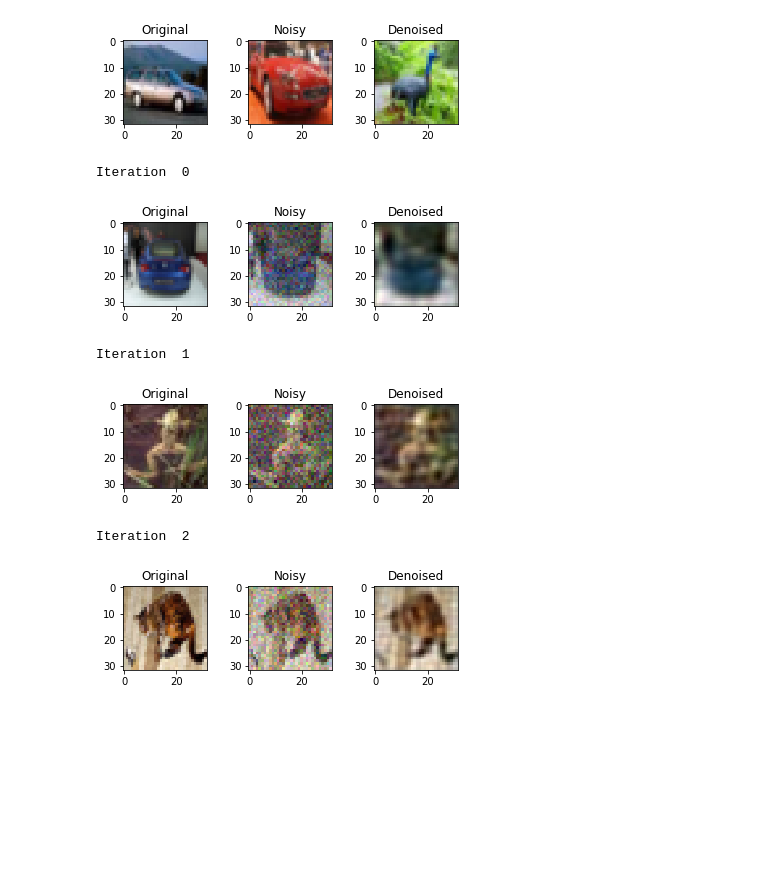
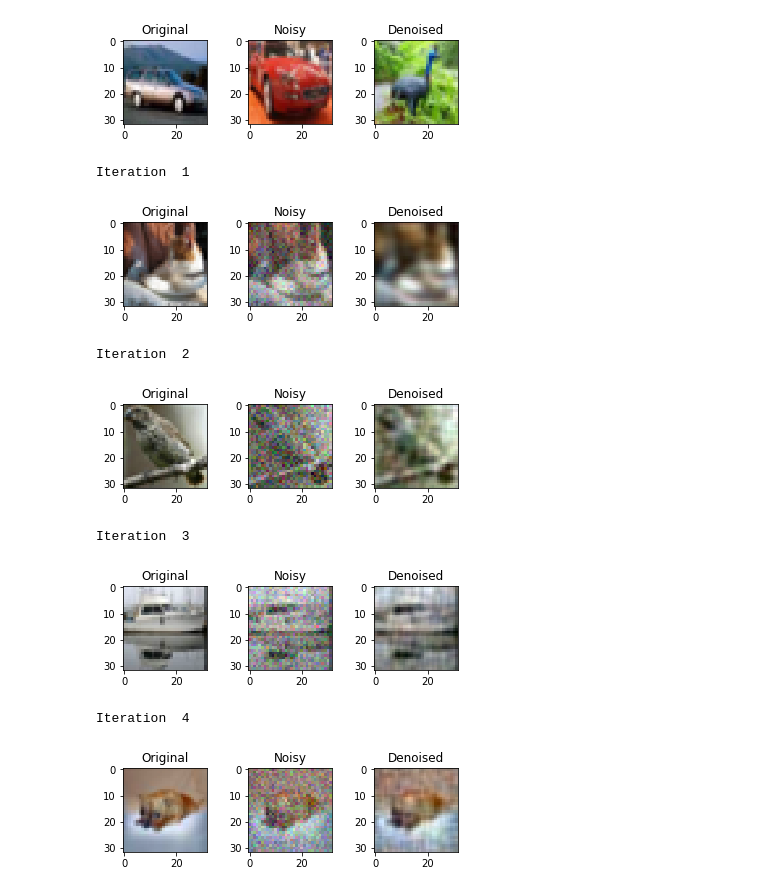
Before and after one commit to PacktPublishing/Deep-learning-with-PyTorch-video, a Jupyter notebook: 5.autoencoder.denoising.images.ipynb, the cells around one changed output. Saved outputs shown, nothing was run; the diff lists cells and outputs as text; code cells hidden in the pictures; blank space fills up the shorter version.

```diff
--- a/5.autoencoder.denoising.images.ipynb
+++ b/5.autoencoder.denoising.images.ipynb
@@ -113,50 +115,77 @@ loss_func = nn.MSELoss()
 optimizer = torch.optim.Adam(parameters, lr=learning_rate)
 # %%
 train_loss = []
+valid_loss = []
 
-for i in range(50):
+for i in range(10):
+
+    # Let's train the model
 
     total_loss = 0.0
     total_iter = 0
-
+    autoencoder.train()
     for image, label in cifar10_train_loader:
 
         noise = torch.randn(batch_size, 3, 32, 32) * noise_level
         image_n = torch.add(image, noise)
 
         image = Variable(image).cuda()
         image_n = Variable(image_n).cuda()
 
         optimizer.zero_grad()
         output = autoencoder(image_n)
 
         loss = loss_func(output, image)
         loss.backward()
         optimizer.step()
 
         total_iter += 1
         total_loss += loss.data[0]
 
-    # Let's visualize the first image of the last batch
+    # Let's record the validation loss
+
+    total_val_loss = 0.0
+    total_val_iter = 0
+    autoencoder.eval()
+    for image, label in cifar10_valid_loader:
+
+        noise = torch.randn(batch_size, 3, 32, 32) * noise_level
+        image_n = torch.add(image, noise)
+
+        image = Variable(image).cuda()
+        image_n = Variable(image_n).cuda()
+
+        output = autoencoder(image_n)
+        loss = loss_func(output, image)
+
+        total_val_iter += 1
+        total_val_loss += loss.data[0]
+
+
+    # Let's visualize the first image of the last batch in our validation set
     orig = image[0].cpu()
     noisy = image_n[0].cpu()
     denoised = output[0].cpu()
 
     orig = orig.data.numpy()
     noisy = noisy.data.numpy()
     denoised = denoised.data.numpy()
 
-    print("Iteration ", i)
+    print("Iteration ", i+1)
     show_img(orig, noisy, denoised)
+
     train_loss.append(total_loss / total_iter)
+    valid_loss.append(total_val_loss / total_val_iter)
 
     # TODO Delete Me
     import time
     time.sleep(10)
 # %% [output]
-Iteration  0
+Iteration  1
-[figure, old version]
+[figure, new version]
-Iteration  1
+Iteration  2
-[figure, old version]
+[figure, new version]
-Iteration  2
+Iteration  3
-[figure, old version]
+[figure, new version]
+Iteration  4
+[figure, added]
```
Also changed, not shown: parts of 1 cell of this notebook.
